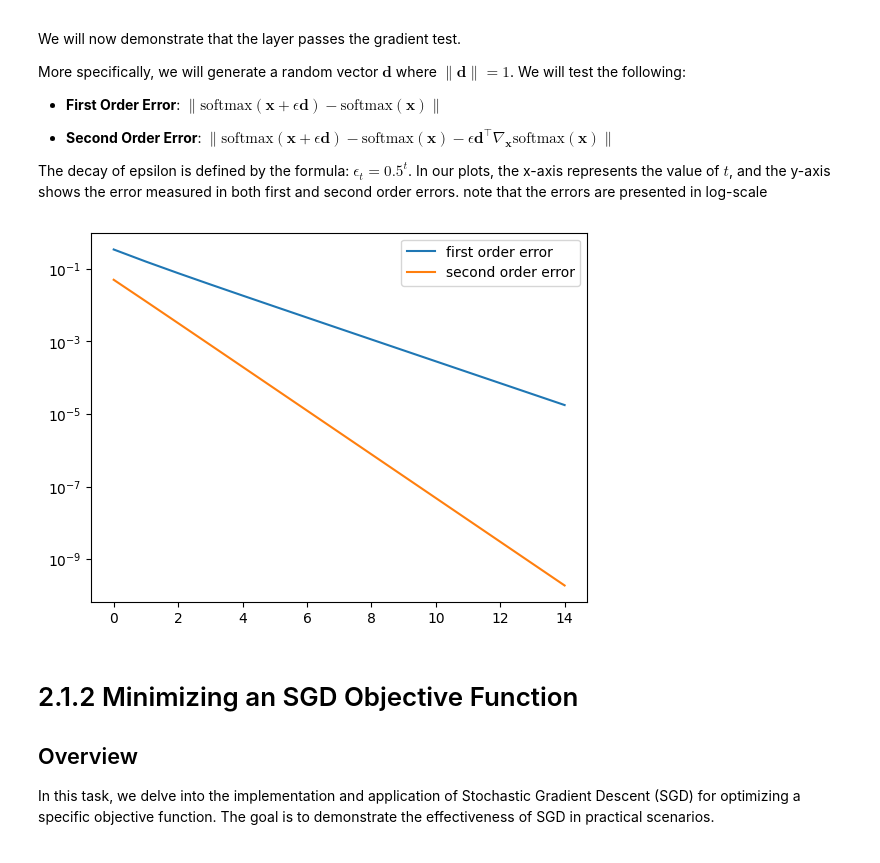
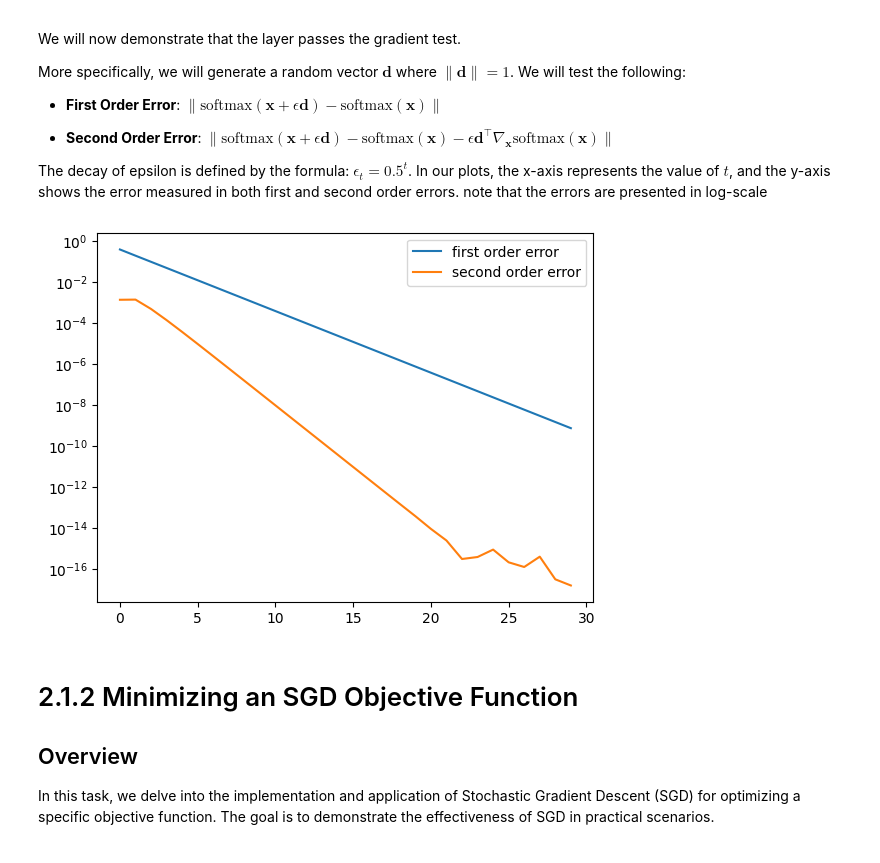
Before and after one commit to elemyoav/Deep-Learning, a Jupyter notebook: Deep-Learning-1.ipynb, the cells around one changed output. Saved outputs shown, nothing was run; the diff lists cells and outputs as text; code cells hidden in the pictures.

```diff
--- a/Deep-Learning-1.ipynb
+++ b/Deep-Learning-1.ipynb
@@ -57,12 +58,12 @@ note that the errors are presented in log-scale
 # %%
 softmax_layer = SoftmaxLayer(4, 4)
 x = np.random.rand(4, 1)
-y = np.array([[0, 0, 0, 1]]).T
+y = np.array([[0, 0, 1, 0]]).T
 
 # Tests the gradient of the softmax layer as presented in the notes
-softmax_layer.grad_test_x(x, y)
+Gradient_test(softmax_layer, x, y)
 # %% [output]
-[figure, old version]
+[figure, new version]
 # %% [markdown]
 # 2.1.2 Minimizing an SGD Objective Function
 
```
Also changed, not shown: parts of 7 cells of this notebook, 4 other files.
